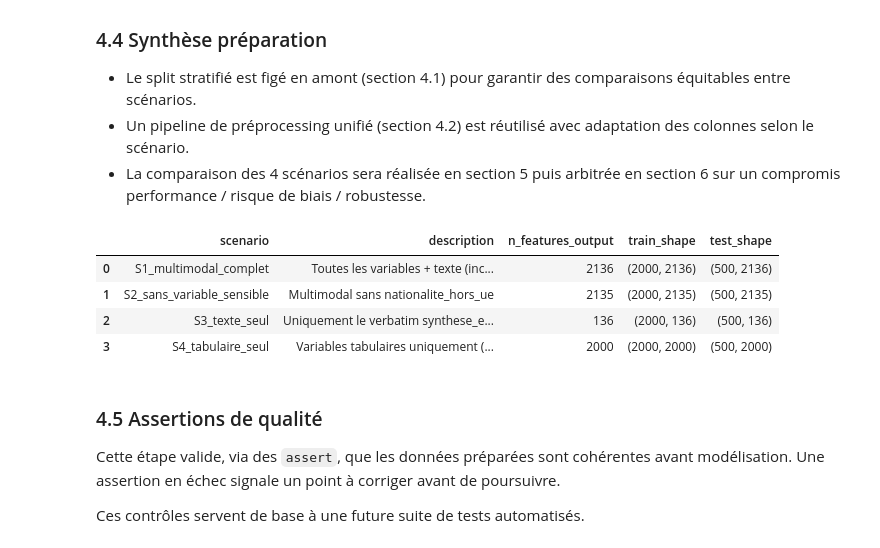
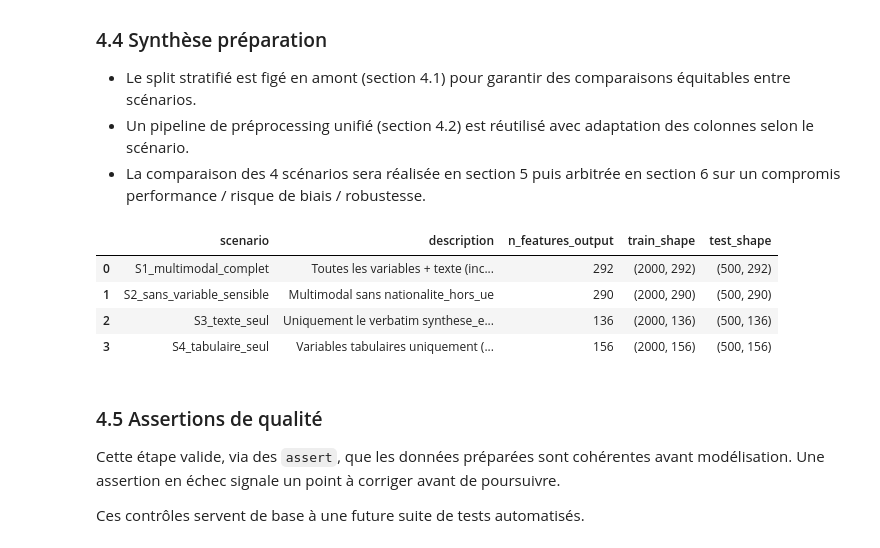
Before and after one commit to userZku/multimodal-classification, a Jupyter notebook: notebooks/multimodal-classification.ipynb, the cells around one changed output. Saved outputs shown, nothing was run; the diff lists cells and outputs as text; code cells hidden in the pictures.

```diff
--- a/notebooks/multimodal-classification.ipynb
+++ b/notebooks/multimodal-classification.ipynb
@@ -850,41 +903,44 @@ scenarios = {
     },
     "S4_tabulaire_seul": {
         "drop_cols": [text_feature],
         "use_text": False,
         "description": "Variables tabulaires uniquement (sans texte)",
     },
 }
 
 scenario_shapes = []
 for name, cfg in scenarios.items():
     Xtr = X_train.drop(columns=cfg["drop_cols"], errors="ignore")
     Xte = X_test.drop(columns=cfg["drop_cols"], errors="ignore")
 
-    num_feats = Xtr.select_dtypes(include=["number"]).columns.tolist()
-    cat_feats = Xtr.select_dtypes(include=["object", "category"]).columns.tolist()
-    if text_feature in cat_feats:
-        cat_feats.remove(text_feature)
+    # On garde le mapping explicite défini en 4.1
+    num_feats = [c for c in num_features if c in Xtr.columns]
+    cat_feats = [c for c in cat_features if c in Xtr.columns and c != text_feature]
+
+    allowed_extra = {text_feature} if cfg["use_text"] else set()
+    unknown_scenario_features = sorted(set(Xtr.columns) - set(num_feats) - set(cat_feats) - allowed_extra)
+    assert not unknown_scenario_features, f"Features non mappées pour {name}: {unknown_scenario_features}"
 
     pp = make_preprocessor(num_feats, cat_feats, use_text=cfg["use_text"])
     Xtr_t = pp.fit_transform(Xtr)
     Xte_t = pp.transform(Xte)
 
     scenario_shapes.append({
         "scenario": name,
         "description": cfg["description"],
         "n_features_output": Xtr_t.shape[1],
         "train_shape": Xtr_t.shape,
         "test_shape": Xte_t.shape,
     })
 
 scenario_summary = pd.DataFrame(scenario_shapes)
 display(scenario_summary)
 # %% [output]
 |  | scenario | description | n_features_output | train_shape | test_shape |
-| 0 | S1_multimodal_complet | Toutes les variables + texte (inc... | 2136 | (2000, 2136) | (500, 2136) |
-| 1 | S2_sans_variable_sensible | Multimodal sans nationalite_hors_ue | 2135 | (2000, 2135) | (500, 2135) |
+| 0 | S1_multimodal_complet | Toutes les variables + texte (inc... | 292 | (2000, 292) | (500, 292) |
+| 1 | S2_sans_variable_sensible | Multimodal sans nationalite_hors_ue | 290 | (2000, 290) | (500, 290) |
 | 2 | S3_texte_seul | Uniquement le verbatim synthese_e... | 136 | (2000, 136) | (500, 136) |
-| 3 | S4_tabulaire_seul | Variables tabulaires uniquement (... | 2000 | (2000, 2000) | (500, 2000) |
+| 3 | S4_tabulaire_seul | Variables tabulaires uniquement (... | 156 | (2000, 156) | (500, 156) |
 # %% [markdown]
 ### 4.5 Assertions de qualité
 
```
Also changed, not shown: parts of 17 cells of this notebook, 1 other file.
